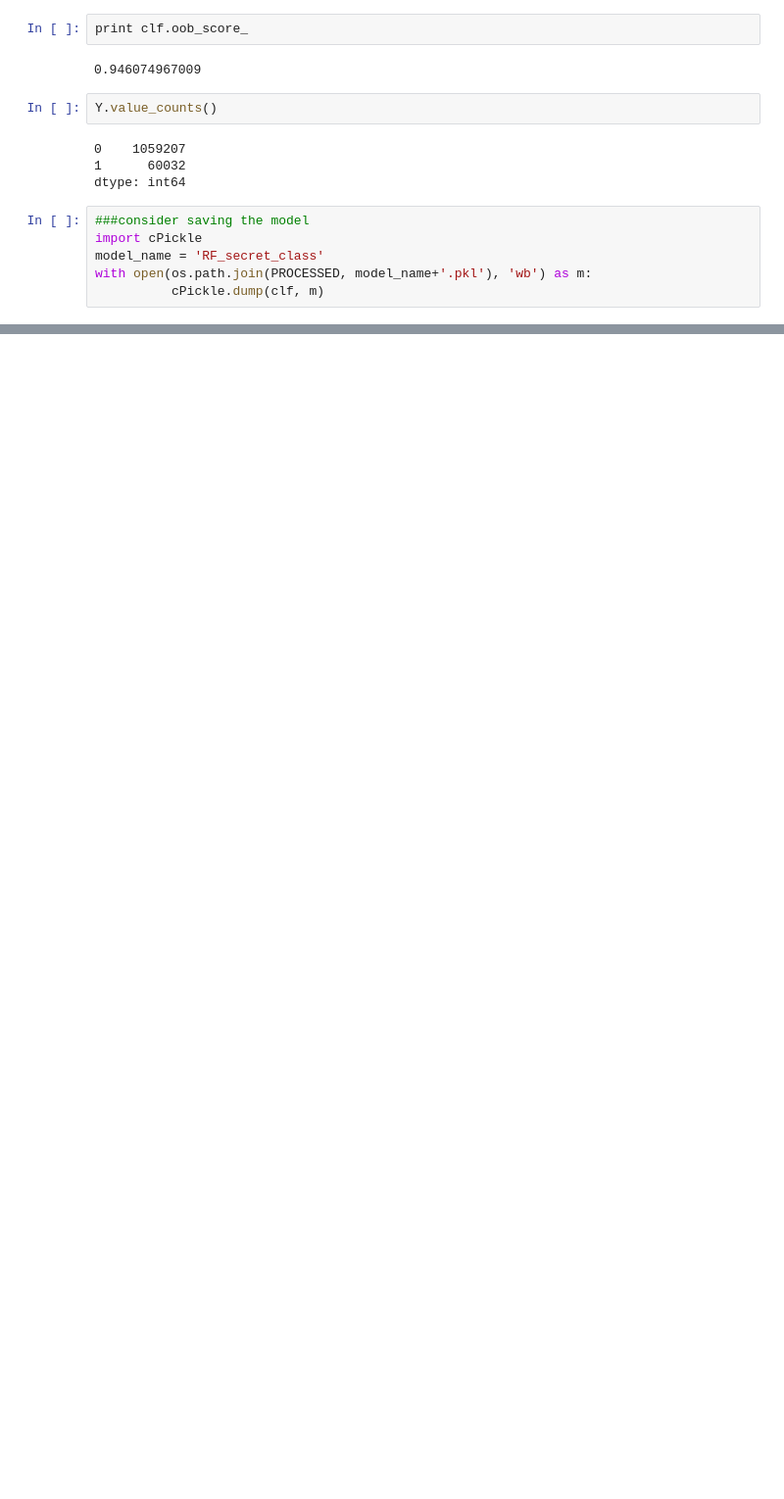
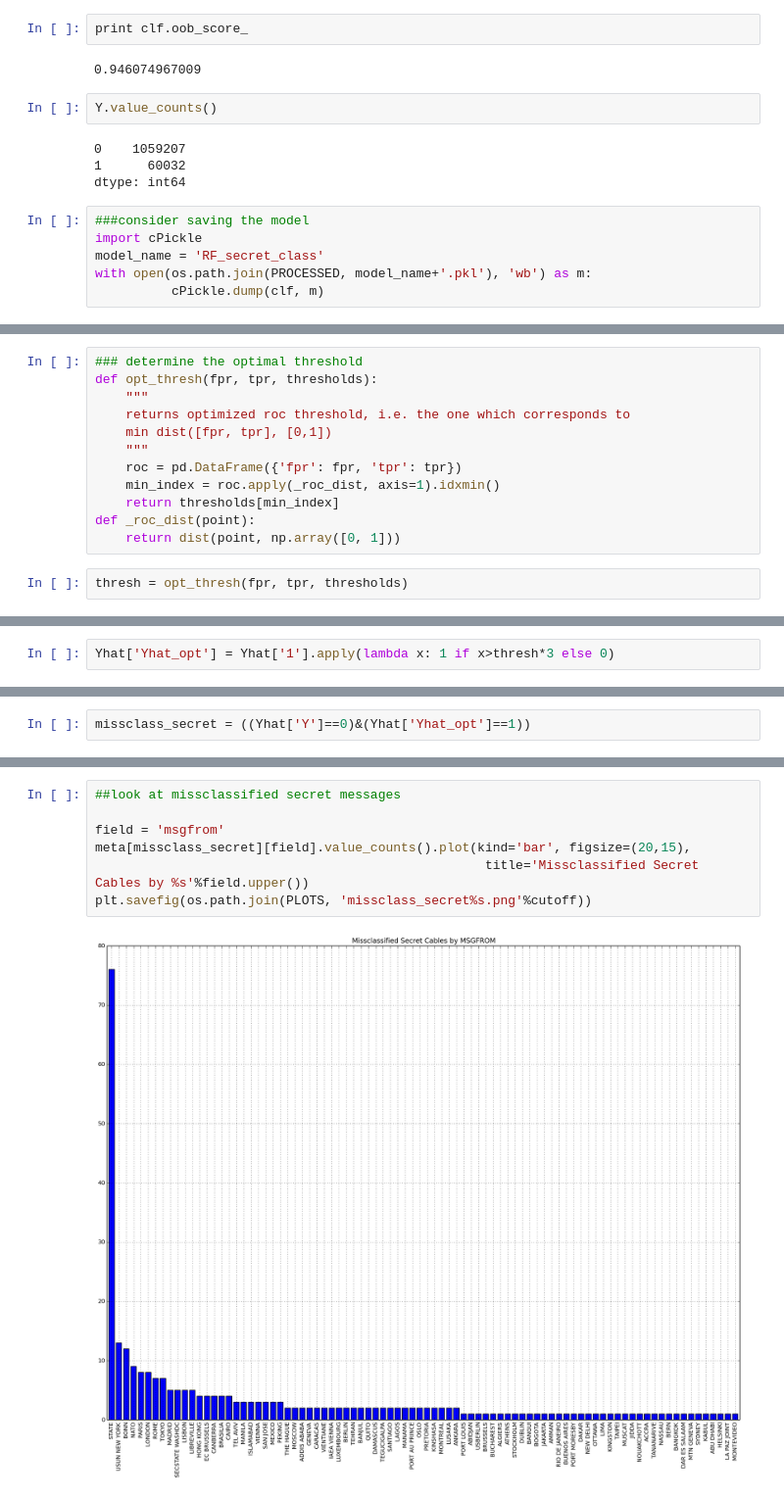
Before and after one commit to darth-cheney/declass, a Jupyter notebook: notebooks/cables_secret_class_daniel.ipynb, the cells around one changed output, grey strips where cells are left out. Shown at 98% size. Drawn from its saved outputs; the diff is of its cells as text; blank space fills up the shorter version.

```diff
--- a/notebooks/cables_secret_class_daniel.ipynb
+++ b/notebooks/cables_secret_class_daniel.ipynb
@@ -577,0 +360,14 @@ meta.origclass.plot(
+# %%
+### determine the optimal threshold
+def opt_thresh(fpr, tpr, thresholds):
+    """
+    returns optimized roc threshold, i.e. the one which corresponds to
+    min dist([fpr, tpr], [0,1])
+    """
+    roc = pd.DataFrame({'fpr': fpr, 'tpr': tpr})
+    min_index = roc.apply(_roc_dist, axis=1).idxmin()
+    return thresholds[min_index]
+def _roc_dist(point):
+    return dist(point, np.array([0, 1]))
+# %%
+thresh = opt_thresh(fpr, tpr, thresholds)
@@ -577,0 +386,2 @@ meta.origclass.plot(
+# %%
+Yhat['Yhat_opt'] = Yhat['1'].apply(lambda x: 1 if x>thresh*3 else 0)
@@ -577,0 +402,2 @@ meta.origclass.plot(
+# %%
+missclass_secret = ((Yhat['Y']==0)&(Yhat['Yhat_opt']==1))
@@ -577,0 +416,9 @@ meta.origclass.plot(
+# %%
+##look at missclassified secret messages
+
+field = 'msgfrom'
+meta[missclass_secret][field].value_counts().plot(kind='bar', figsize=(20,15),
+                                                   title='Missclassified Secret Cables by %s'%field.upper())
+plt.savefig(os.path.join(PLOTS, 'missclass_secret%s.png'%cutoff))
+# %% [output]
+[figure, added]
```
Also changed, not shown: parts of 84 cells of this notebook, 1 other file.
